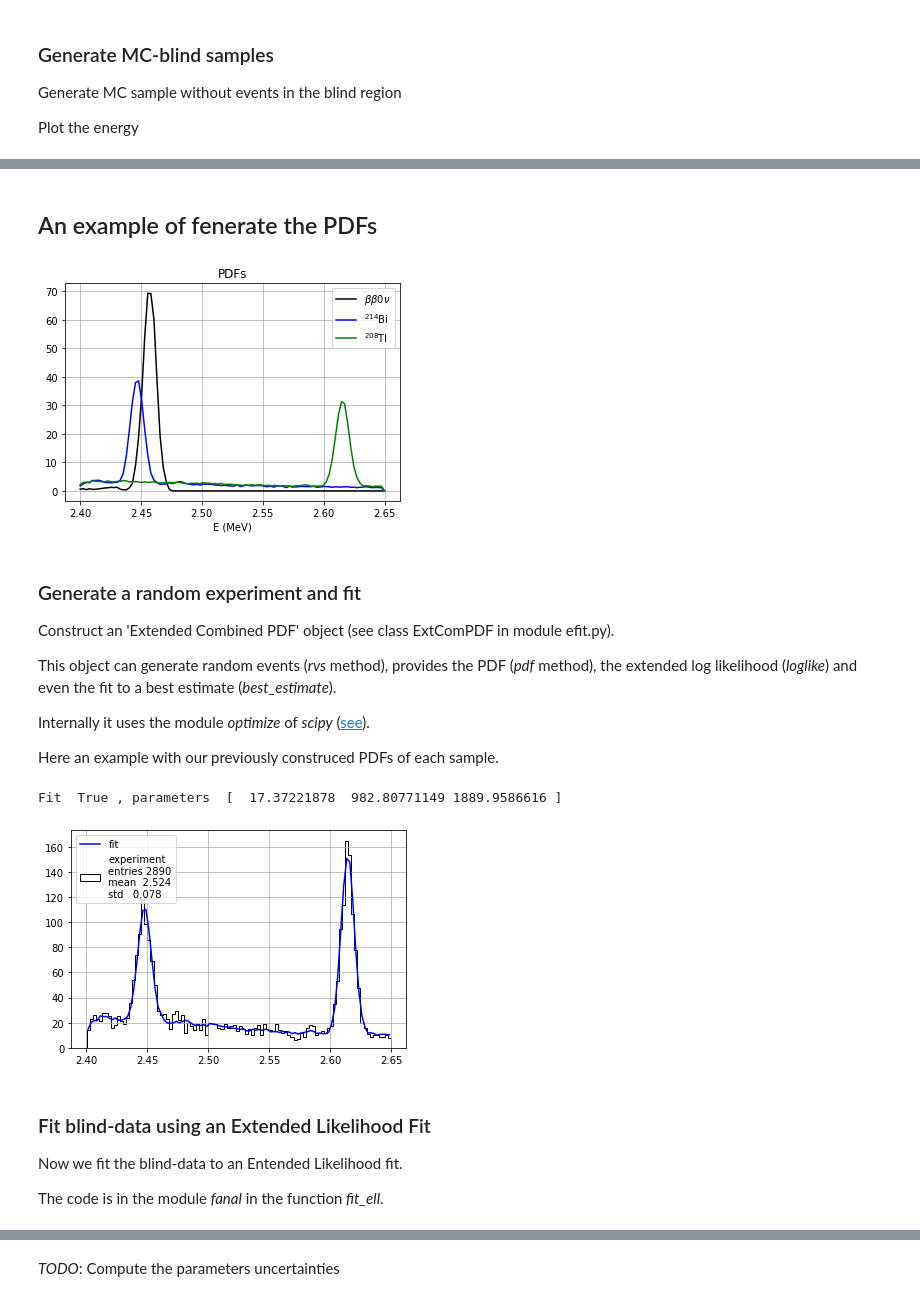
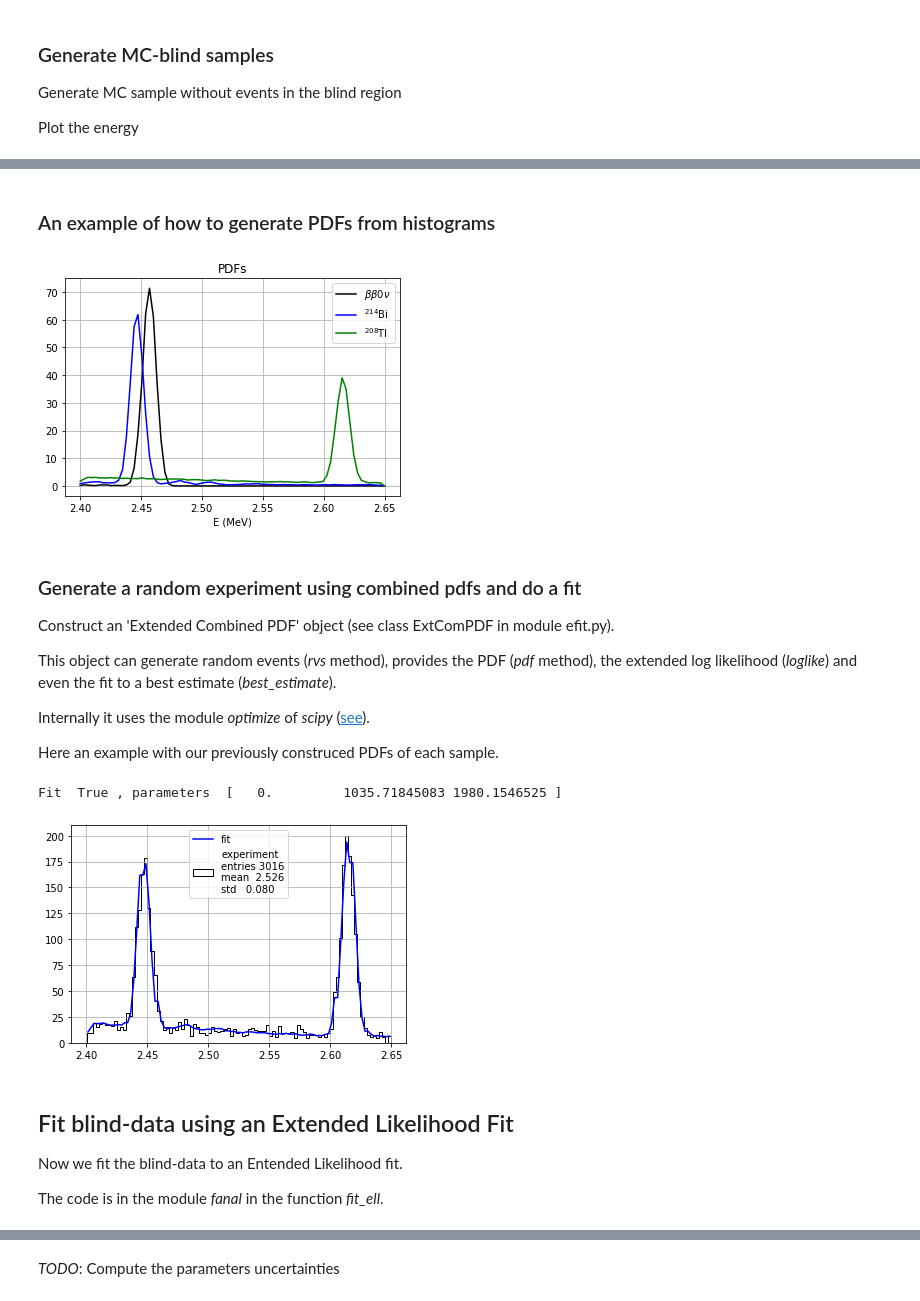
Before and after one commit to jahernando/USC-Fanal, a Jupyter notebook: NB/guide/fanal_bkg.ipynb, the cells around one changed output, grey strips where cells are left out. Cells and saved outputs as stored; diff of their text form; code cells hidden in the pictures.

```diff
--- a/NB/guide/fanal_bkg.ipynb
+++ b/NB/guide/fanal_bkg.ipynb
@@ -109,9 +116,10 @@ In the guide there is an example of an Extended Maximum Likelihood method.
 # %% [markdown]
 ## Access the data
 # %%
-dirpath = '/Users/hernando/investigacion/NEXT/work/ICAROSNB/JAH/fanal/data/'
+#dirpath = '/Users/hernando/investigacion/NEXT/work/ICAROSNB/JAH/fanal/data/'
+dirpath = '/Users/hernando/docencia/master/Fisica_Particulas/USC-Fanal/data/'
 # %%
-filename = 'fanal_alpha.h5'
+filename = 'alpha.h5'
 
 mcbi = pd.read_hdf(dirpath + filename, key = 'mc/bi214')
 mctl = pd.read_hdf(dirpath + filename, key = 'mc/tl208')
@@ -186,23 +193,25 @@ plt_energy(mcs_blind[2], 'blind-MC-Tl')
 # %% [markdown]
-## An example of fenerate the PDFs
+### An example of how to generate PDFs from histograms
 # %%
-bins = 100
+bins = 80
 # generate the PDFs of the mcsblind DFs making histograms
 pdfs = []
-for mc in mcs_blind:
-    histo = np.histogram(mc['E'], bins, range = erange);
+varname  = 'E'
+varrange = erange
+for mc in mcs_blind[:]:
+    histo = np.histogram(mc[varname], bins, range = varrange);
     pdf = stats.rv_histogram( histo )
     pdfs.append(pdf)
 
-xs   = np.linspace(*erange, bins)
+xs   = np.linspace(*varrange, bins)
 for i, pdf in enumerate(pdfs):
     plt.plot(xs, pdf.pdf(xs), label = ssamples[i])
 plt.grid(); plt.legend();
 plt.xlabel('E (MeV)'); plt.title('PDFs');
 # %% [output]
-[figure, old version]
+[figure, new version]
 # %% [markdown]
-### Generate a random experiment and fit
+### Generate a random experiment using combined pdfs and do a fit
 
 Construct an 'Extended Combined PDF' object (see class ExtComPDF in module efit.py).
 
@@ -234,10 +243,10 @@ pdf     = ell.pdf # access to the pdf function inside the composite-PDF object
 plt.plot(centers, scale * pdf(centers, *ns_est), label = 'fit')
 plt.legend();
 # %% [output]
-Fit  True , parameters  [  17.37221878  982.80771149 1889.9586616 ]
+Fit  True , parameters  [   0.         1035.71845083 1980.1546525 ]
-[figure, old version]
+[figure, new version]
 # %% [markdown]
-### Fit blind-data using an Extended Likelihood Fit
+## Fit blind-data using an Extended Likelihood Fit
 
 Now we fit the blind-data to an Entended Likelihood fit.
 
```
Also changed, not shown: parts of 16 cells of this notebook, 4 other files.
